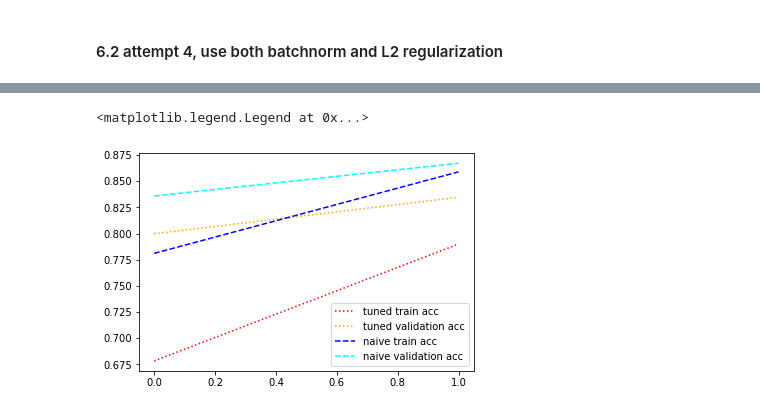
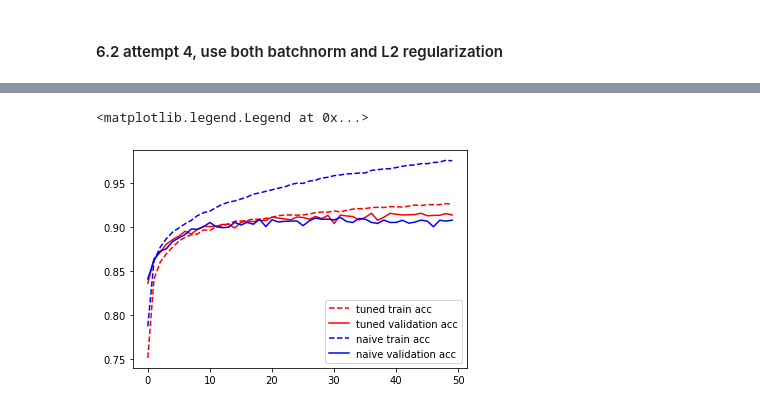
Before and after one commit to TiannanSha/artificial-neural-network, a Jupyter notebook: miniproject2.ipynb, the cells around one changed output, grey strips where cells are left out. Saved outputs shown, nothing was run; the diff lists cells and outputs as text; code cells hidden in the pictures.

```diff
--- a/miniproject2.ipynb
+++ b/miniproject2.ipynb
@@ -739,8 +739,8 @@ history = train(small_l2_reg_model, optimizer=opt, epochs=150,
                 x_tr=x_fashion_train, y_tr=y_fashion_train,
                 x_te=x_fashion_test, y_te=y_fashion_test)  #todo change epochs to larger
 # %%
-print(f"model with small regularization best accuracy = {max(history.history['val_accuracy'])}")
-learning_curve_accuracy(history)
+print(f"model with small regularization best accuracy = {max(history_l2_s.history['val_accuracy'])}")
+learning_curve_accuracy(history_l2_s)
 # %% [output]
 model with small regularization best accuracy = 0.8828999996185303
 [figure]
@@ -754,14 +754,14 @@ Answer to 5.3:
 # model with big dropout rate
 model = two_hidden_layer_model(hidden_size=50, dropout_rate=0.5)
 opt = keras.optimizers.Adam(lr=0.001, decay=1e-6) # todo mayebe tune lr a bit
-history = train(model, optimizer=opt, epochs=150,
+history_dr_b = train(model, optimizer=opt, epochs=150,
                 x_tr=x_fashion_train, y_tr=y_fashion_train,
                 x_te=x_fashion_test, y_te=y_fashion_test)
 # %%
 
 # todo rerun this plots and some plots before this because the y axis label was wrong
-print(f"model with big dropout rate best valiadation accuracy = {max(history.history['val_accuracy'])}")
-learning_curve_accuracy(history)
+print(f"model with big dropout rate best valiadation accuracy = {max(history_dr_b.history['val_accuracy'])}")
+learning_curve_accuracy(history_dr_b)
 # %% [output]
 model with big dropout rate best valiadation accuracy = 0.8590999841690063
 [figure]
@@ -875,12 +879,9 @@ cnn_naive = keras.Sequential(
 
 #model.summary()
 # %%
-def train(model, epochs=2):
+def train(model, epochs=50):
     batch_size = 128
-    #epochs = 2
-
     model.compile(loss="categorical_crossentropy", optimizer="adam", metrics=["accuracy"])
-
     history = model.fit(x_train, y_train, batch_size=batch_size, epochs=epochs, validation_data=(x_test, y_test))
 
     return history
@@ -1030,9 +1102,9 @@ print(f"best validation accuracy = {best_val_acc_bn_l2}")
 # %%
-plt.plot(history_dropout.history["accuracy"], label = "tuned train acc", linestyle = ":", color='red')
-plt.plot(history_dropout.history["val_accuracy"], label = "tuned validation acc", linestyle = ":", color= 'orange')
+plt.plot(history_dropout.history["accuracy"], label = "tuned train acc", linestyle = "--", color='red')
+plt.plot(history_dropout.history["val_accuracy"], label = "tuned validation acc", color= 'red')
 plt.plot(history_naive.history["accuracy"], label = "naive train acc", linestyle = "--", color='blue')
-plt.plot(history_naive.history["val_accuracy"], label = "naive validation acc", linestyle = "--", color = 'cyan')
+plt.plot(history_naive.history["val_accuracy"], label = "naive validation acc", color = 'blue')
 plt.legend()
 # %% [output]
 <matplotlib.legend.Legend at 0x...>
-[figure, old version]
+[figure, new version]
```
Also changed, not shown: parts of 20 cells of this notebook.
